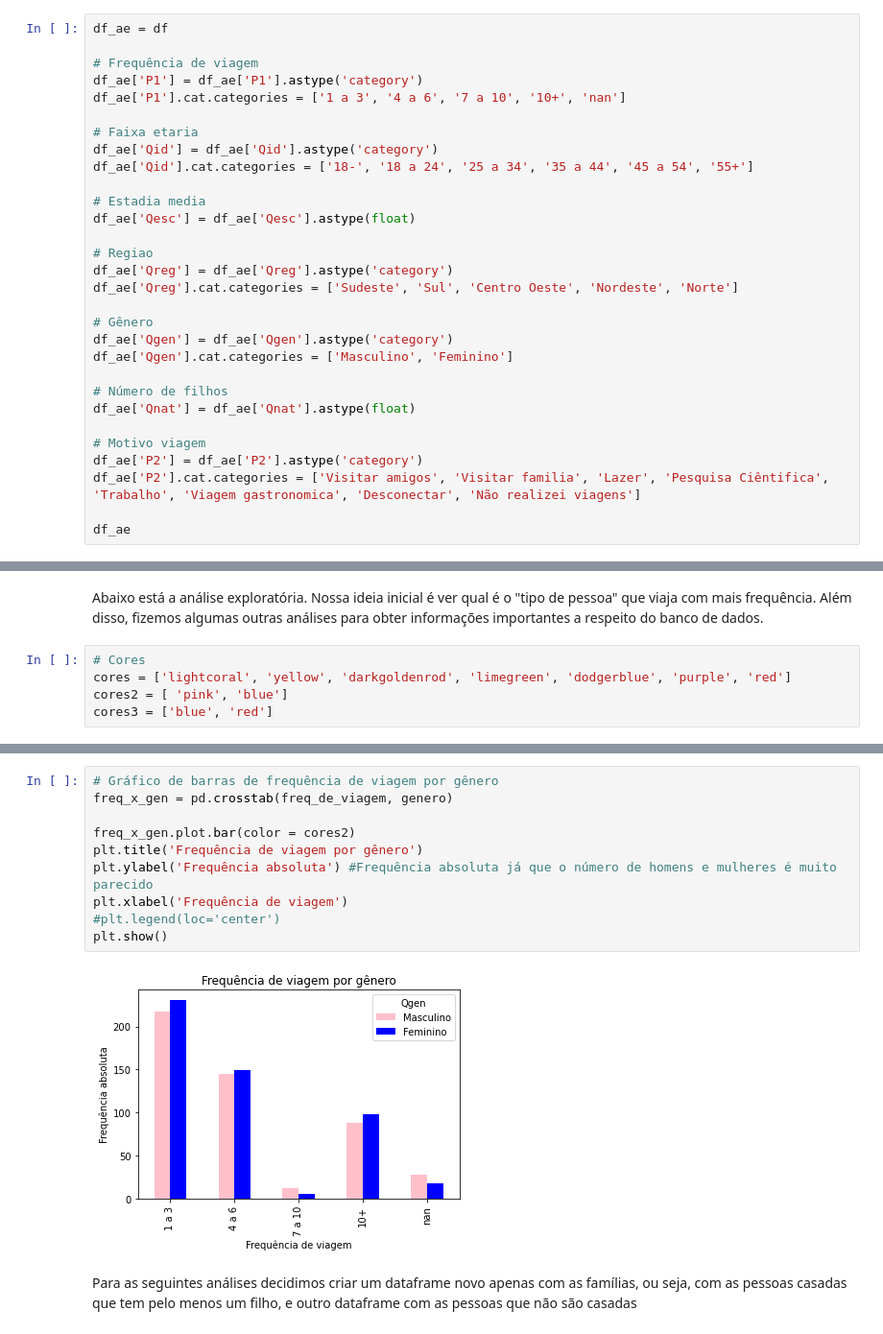
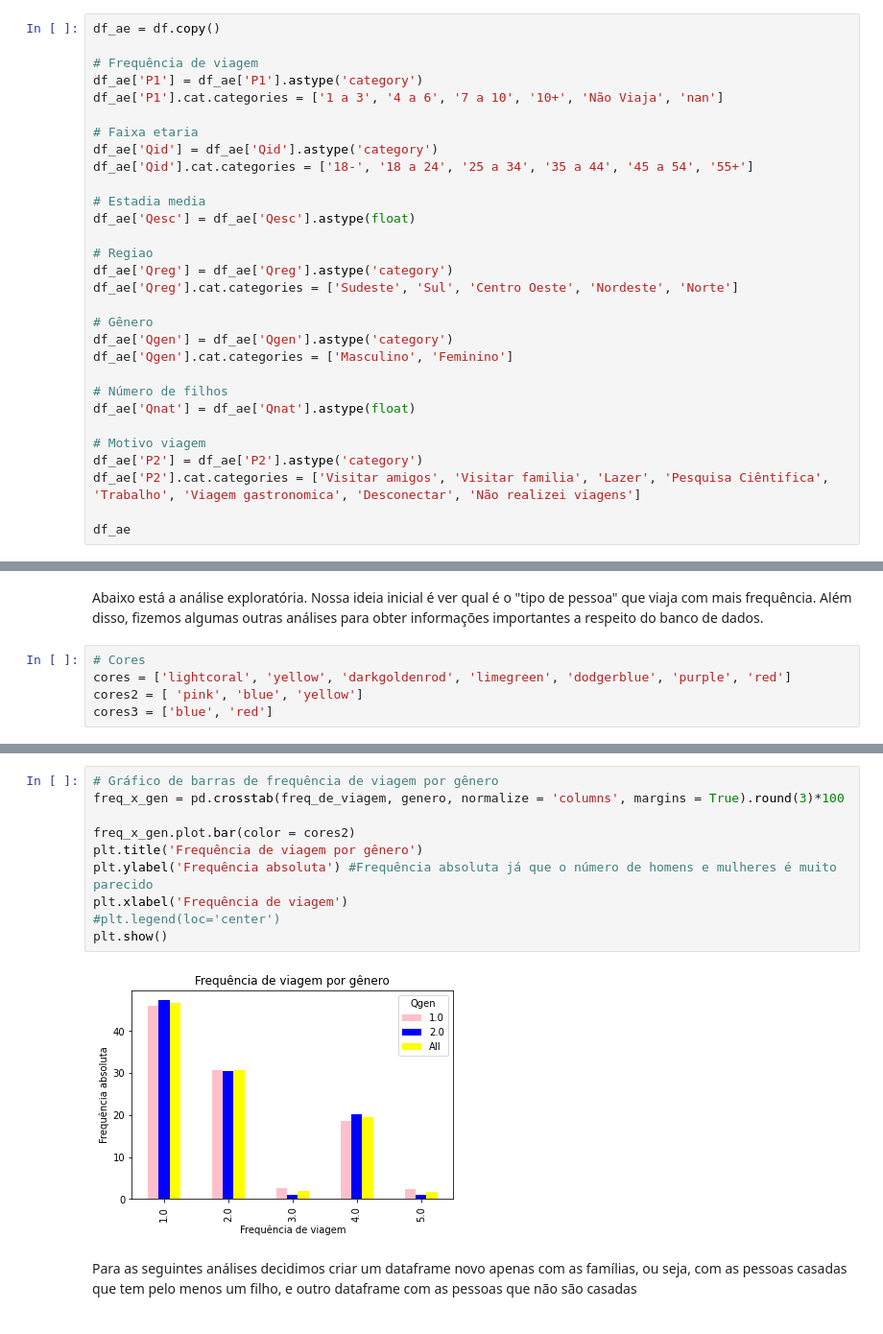
Before and after one commit to pmahfuz/Jr_hotelaria, a Jupyter notebook: Analise_base.ipynb, the cells around one changed output, grey strips where cells are left out. Shown: that part at 96% size. Drawn from its saved outputs; the diff is of its cells as text.

```diff
--- a/Analise_base.ipynb
+++ b/Analise_base.ipynb
@@ -122,11 +116,11 @@ df
 # %% [markdown]
 Preparando o banco de dados para a análise exploratória
 # %%
-df_ae = df
+df_ae = df.copy()
 
 # Frequência de viagem
 df_ae['P1'] = df_ae['P1'].astype('category')
-df_ae['P1'].cat.categories = ['1 a 3', '4 a 6', '7 a 10', '10+', 'nan']
+df_ae['P1'].cat.categories = ['1 a 3', '4 a 6', '7 a 10', '10+', 'Não Viaja', 'nan']
 
 # Faixa etaria
 df_ae['Qid'] = df_ae['Qid'].astype('category')
@@ -187,7 +169,7 @@ Abaixo está a análise exploratória. Nossa ideia inicial é ver qual é o "tip
 # %%
 # Cores
 cores = ['lightcoral', 'yellow', 'darkgoldenrod', 'limegreen', 'dodgerblue', 'purple', 'red']
-cores2 = [ 'pink', 'blue']
+cores2 = [ 'pink', 'blue', 'yellow']
 cores3 = ['blue', 'red']
 # %%
 # Gráfico de barras de frequência de viagem por faixa etária
@@ -235,15 +217,15 @@ plt.show()
 # %%
 # Gráfico de barras de frequência de viagem por gênero
-freq_x_gen = pd.crosstab(freq_de_viagem, genero)
+freq_x_gen = pd.crosstab(freq_de_viagem, genero, normalize = 'columns', margins = True).round(3)*100
 
 freq_x_gen.plot.bar(color = cores2)
 plt.title('Frequência de viagem por gênero')
 plt.ylabel('Frequência absoluta') #Frequência absoluta já que o número de homens e mulheres é muito parecido
 plt.xlabel('Frequência de viagem')
 #plt.legend(loc='center')
 plt.show()
 # %% [output]
-[figure, old version]
+[figure, new version]
 # %% [markdown]
 Para as seguintes análises decidimos criar um dataframe novo apenas com as famílias, ou seja, com as pessoas casadas que tem pelo menos um filho, e outro dataframe com as pessoas que não são casadas
 # %%
```
Also changed, not shown: parts of 32 cells of this notebook.
